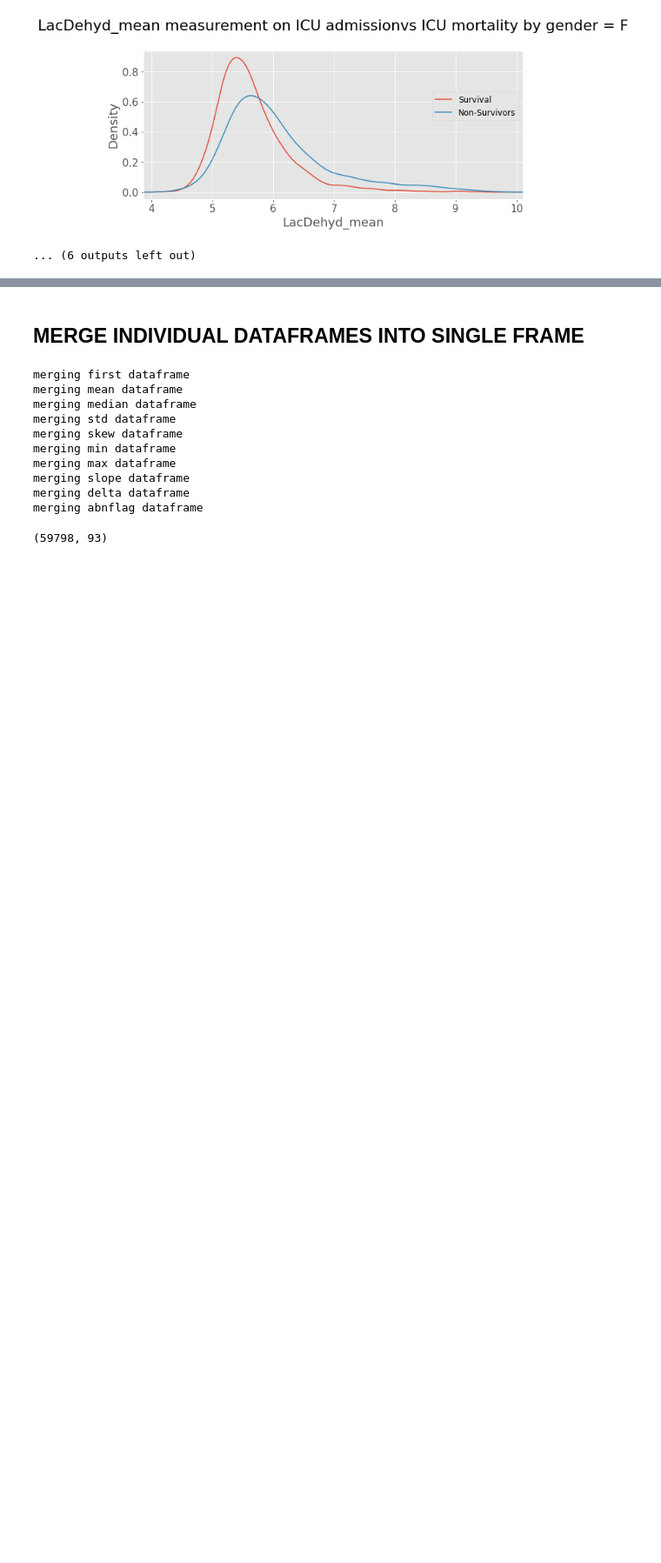
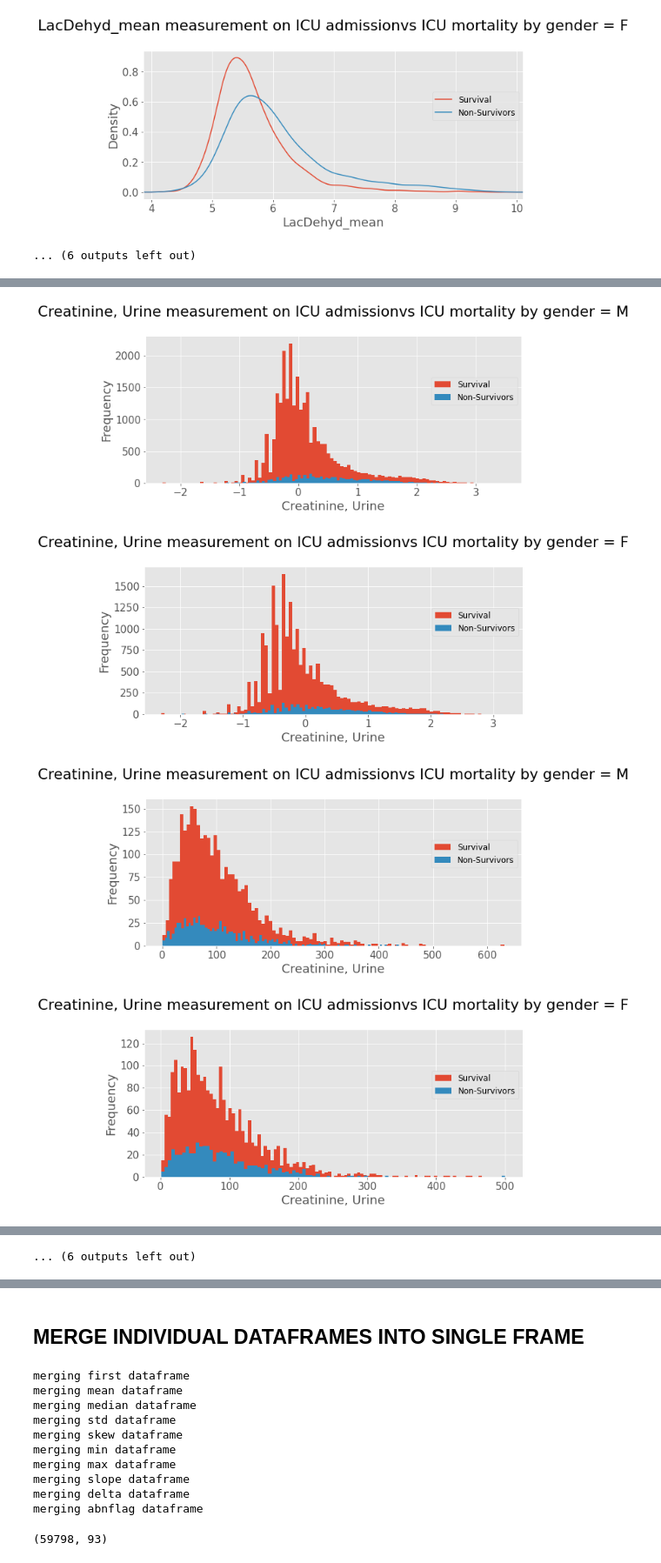
Before and after one commit to RJBeetel3/icu-data-exploration, a Jupyter notebook: icu_mortality_prediction/icu_mortality_prediction/notebooks/LABEVENTS_FIRST24.ipynb, the cells around one changed output, grey strips where cells are left out. Shown at 87% size. Saved outputs shown, nothing was run; the diff lists cells and outputs as text; code cells hidden in the pictures; blank space fills up the shorter version.

Commit message:
adds ccde to generate survivor/non-survivor by gender and visualize in processed lab data

```diff
--- a/icu_mortality_prediction/icu_mortality_prediction/notebooks/LABEVENTS_FIRST24.ipynb
+++ b/icu_mortality_prediction/icu_mortality_prediction/notebooks/LABEVENTS_FIRST24.ipynb
@@ -151,7 +151,7 @@ lab_measurement_types
 # %% [markdown]
 # Plot Distributions for All Lab Measurements By Gender and Survivor Status
 # %%
-def generate_gender_survivor_cohorts(lab_events_data_df, gend='F', expired=True):
+def generate_gender_survivor_cohorts_from_raw_lab_data(lab_events_data_df, gend='F', expired=True):
     gender_survivor_cohort_df = lab_events_data_df[
                                  (lab_events_data_df[label]==lab_measurement)&
                                  (lab_events_data_df[hospital_expire_flag]==expired)&
@@ -162,6 +162,17 @@ def generate_gender_survivor_cohorts(lab_events_data_df, gend='F', expired=True)
     else:
         gender_survivor_cohort_df.name = 'Non_Survivors'
     return gender_survivor_cohort_df
+# %%
+def generate_gender_survivor_cohorts_from_processed_lab_data(processed_lab_events_data_df, gend='F', expired=True):
+    gender_survivor_cohort_df = processed_lab_events_data_df[
+                                 (processed_lab_events_data_df[hospital_expire_flag]==expired)&
+                                 (processed_lab_events_data_df[gender] == gend)
+                                ]
+    if gend==1:
+        gender_survivor_cohort_df.name = 'Survivors'
+    else:
+        gender_survivor_cohort_df.name = 'Non_Survivors'
+    return gender_survivor_cohort_df
 # %%
 def plot_gender_survivor_lab_values_distributions(survivors, non_survivors, lab_value):
     plt.subplots(figsize=(10,4))
@@ -189,9 +200,9 @@ for lab_measurement in lab_measurement_types:
 
 
         #print gend
-        non_survivors = generate_gender_survivor_cohorts(lab_events_data_df, gend, expired=True)
+        non_survivors = generate_gender_survivor_cohorts_from_raw_lab_data(lab_events_data_df, gend, expired=True)
 
-        survivors = generate_gender_survivor_cohorts(lab_events_data_df, gend, expired=False)
+        survivors = generate_gender_survivor_cohorts_from_raw_lab_data(lab_events_data_df, gend, expired=False)
         plot_gender_survivor_lab_values_distributions(survivors, non_survivors, lab_value)
 # %% [output]
 [figure]
@@ -1104,0 +1094,21 @@ for col in dummy.keys():
+# %%
+mean_dataframes_dict = calc_dict['mean']
+for col in mean_dataframes_dict.keys():
+
+    col2 = mean_dataframes_dict[col].columns[0]
+
+
+    gender_values = ['M', 'F']
+
+    for gend in gender_values:
+
+       #print gend
+        non_survivors = generate_gender_survivor_cohorts_from_processed_lab_data(mean_dataframes_dict[col], gend, expired=1)
+
+        survivors = generate_gender_survivor_cohorts_from_processed_lab_data(mean_dataframes_dict[col], gend, expired=0)
+        plot_gender_survivor_lab_values_distributions(survivors, non_survivors, col)
+# %% [output]
+[figure, added]
+[figure, added]
+[figure, added]
+[figure, added]
@@ -1104,0 +1123 @@ for col in dummy.keys():
+... (6 outputs left out)
```
Also changed, not shown: parts of 7 cells of this notebook.
